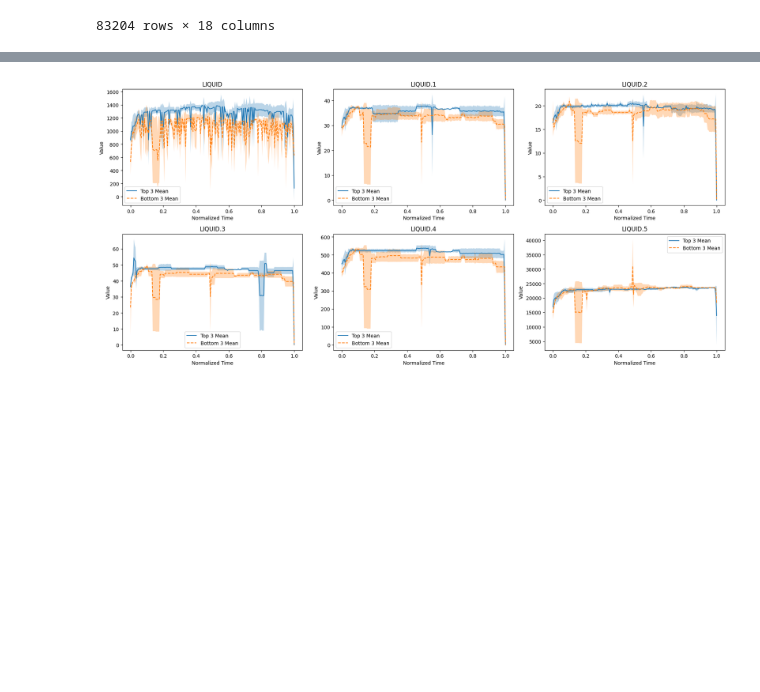
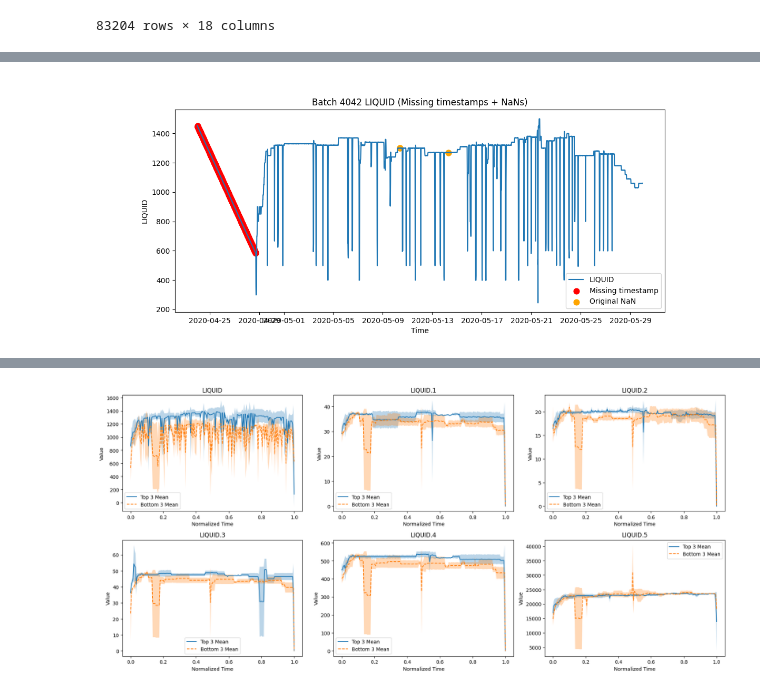
Before and after one commit to RichardFisher1/Applied, a Jupyter notebook: notebooks/RichardNotes.ipynb, the cells around one changed output, grey strips where cells are left out. Saved outputs shown, nothing was run; the diff lists cells and outputs as text; code cells hidden in the pictures; blank space fills up the shorter version.

```diff
--- a/notebooks/RichardNotes.ipynb
+++ b/notebooks/RichardNotes.ipynb
@@ -174,0 +312,64 @@ df["norm_time"] = (
+# %%
+%matplotlib widget
+
+import matplotlib.pyplot as plt
+import pandas as pd
+
+batch = 4042
+
+df_batch = op_df[op_df["Batch"] == batch].copy()
+df_batch["Date and time"] = pd.to_datetime(df_batch["Date and time"])
+df_batch = df_batch.sort_values("Date and time")
+
+# keep original NaN info
+original_nan_times = df_batch.loc[df_batch["LIQUID"].isna(), "Date and time"]
+
+# set index
+df_batch = df_batch.set_index("Date and time")
+
+# expected timeline
+full_index = pd.date_range(
+    start=df_batch.index.min(),
+    end=df_batch.index.max(),
+    freq="15min"
+)
+
+# detect missing timestamps
+missing_timestamps = full_index.difference(df_batch.index)
+
+# reindex to insert them
+df_batch = df_batch.reindex(full_index)
+
+# interpolate only for visualization
+interp_series = df_batch["LIQUID"].interpolate()
+
+plt.figure(figsize=(12,5))
+
+plt.plot(df_batch.index, interp_series, label="LIQUID")
+
+# plot missing timestamps
+plt.scatter(
+    missing_timestamps,
+    interp_series.loc[missing_timestamps],
+    color="red",
+    s=60,
+    label="Missing timestamp"
+)
+
+# plot original NaNs
+plt.scatter(
+    original_nan_times,
+    interp_series.loc[original_nan_times],
+    color="orange",
+    s=60,
+    label="Original NaN"
+)
+
+plt.title(f"Batch {batch} LIQUID (Missing timestamps + NaNs)")
+plt.xlabel("Time")
+plt.ylabel("LIQUID")
+plt.legend()
+
+plt.show()
+# %% [output]
+[figure, added]
```
Also changed, not shown: parts of 18 cells of this notebook.
